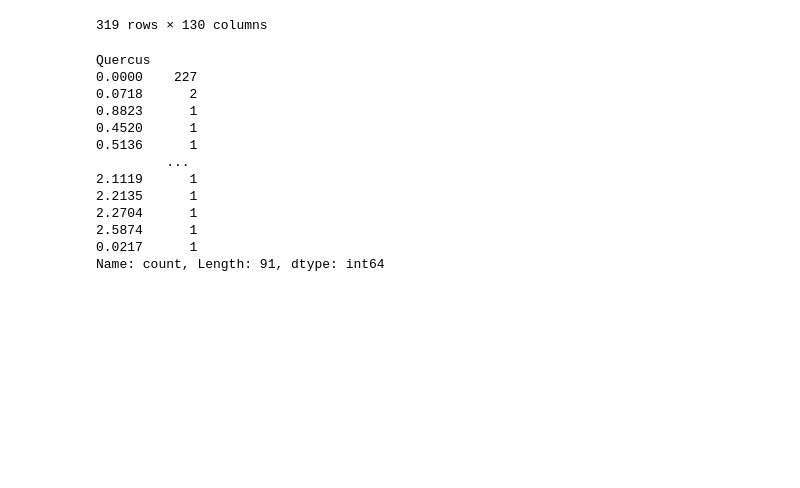
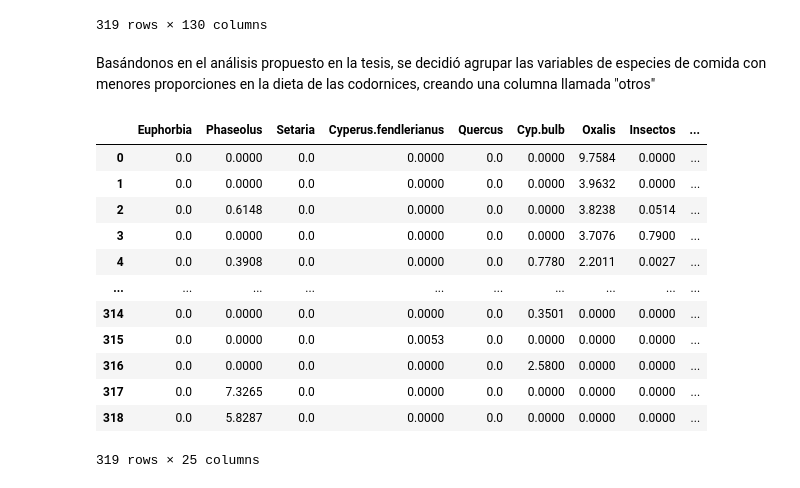
Before and after one commit to fofojaramillo/codornices-proyecto, a Jupyter notebook: eda.ipynb, the cells around one changed output. Saved outputs shown, nothing was run; the diff lists cells and outputs as text; code cells hidden in the pictures; blank space fills up the shorter version.

```diff
--- a/eda.ipynb
+++ b/eda.ipynb
@@ -228,20 +266,42 @@ df_dieta
 | 317 | 0.0000 | 0.0 | 0.0000 | 7.3265 | 0.0000 | 0.0 | 0.0000 | 0.0000 | 0.0 | ... |
 | 318 | 0.0000 | 0.0 | 0.0000 | 5.8287 | 0.1445 | 0.0 | 0.0000 | 0.0000 | 0.0 | ... |
 319 rows × 130 columns
-# %%
-df_dieta['Quercus'].value_counts()
-# %% [output]
-Quercus
-0.0000    227
-0.0718      2
-0.8823      1
-0.4520      1
-0.5136      1
-         ...
-2.1119      1
-2.2135      1
-2.2704      1
-2.5874      1
-0.0217      1
-Name: count, Length: 91, dtype: int64
+# %% [markdown]
+Basándonos en el análisis propuesto en la tesis, se decidió agrupar las variables de especies de comida con menores proporciones en la dieta de las codornices, creando una columna llamada "otros"
+# %%
+# Agrupamos las especies
+df_grouped = pd.DataFrame()
+df_grouped['Euphorbia'] = df['Euphorbia']+df['Euphorbia.1']+df['Euphorbia.2'] #+df['Euphorbia.exstipulata']+df['Euphorbia probably E. bilobata']
+df_grouped['Phaseolus'] = df['Phaseolus'] + df['Phaseolus.1']
+df_grouped['Setaria'] = df['Setaria'] + df['Setaria.1'] #+ df['Setaria nigricans']
+df_grouped[['Cyperus.fendlerianus','Quercus','Cyp.bulb', 'Oxalis', 'Insectos', 'Paspalum.distichum', 'Physalis']] = df[['Cyperus.fendlerianus', 'Quercus', 'Cyp.bulb', 'Oxalis', 'Insectos', 'Paspalum.distichum', 'Physalis']]
+
+# Definir una lista de columnas a evitar
+columnas_evitar = ['Euphorbia', 'Euphorbia.1', 'Euphorbia.2', 'Phaseolus', 'Phaseolus.1', 'Setaria', 'Setaria.1', 'Cyperus.fendlerianus','Quercus','Cyp.bulb', 'Oxalis', 'Insectos', 'Paspalum.distichum', 'Physalis']
+
+# Crear una lista de columnas agrupadas, excluyendo las columnas a evitar
+lista_columnas_agrupadas = [elemento for elemento in vars_dieta_codorniz if elemento not in columnas_evitar]
+# Calcular la suma de las columnas seleccionadas en 'lista_columnas_agrupadas' del DataFrame original 'df' y asignarla a la columna 'Otros' en 'df_grouped'
+df_grouped['Otros'] = df[lista_columnas_agrupadas].sum(axis=1)
+
+# Asignar las columnas de 'var_name' del DataFrame original 'df' al DataFrame 'df_grouped'
+df_grouped[var_name] = df[var_name]
+# Eliminar la columna 'time' del DataFrame 'df_grouped'
+df_grouped = df_grouped.drop(columns=['time'])
+
+df_grouped
+# %% [output]
+|  | Euphorbia | Phaseolus | Setaria | Cyperus.fendlerianus | Quercus | Cyp.bulb | Oxalis | Insectos | ... |
+| 0 | 0.0 | 0.0000 | 0.0 | 0.0000 | 0.0 | 0.0000 | 9.7584 | 0.0000 | ... |
+| 1 | 0.0 | 0.0000 | 0.0 | 0.0000 | 0.0 | 0.0000 | 3.9632 | 0.0000 | ... |
+| 2 | 0.0 | 0.6148 | 0.0 | 0.0000 | 0.0 | 0.0000 | 3.8238 | 0.0514 | ... |
+| 3 | 0.0 | 0.0000 | 0.0 | 0.0000 | 0.0 | 0.0000 | 3.7076 | 0.7900 | ... |
+| 4 | 0.0 | 0.3908 | 0.0 | 0.0000 | 0.0 | 0.7780 | 2.2011 | 0.0027 | ... |
+| ... | ... | ... | ... | ... | ... | ... | ... | ... | ... |
+| 314 | 0.0 | 0.0000 | 0.0 | 0.0000 | 0.0 | 0.3501 | 0.0000 | 0.0000 | ... |
+| 315 | 0.0 | 0.0000 | 0.0 | 0.0053 | 0.0 | 0.0000 | 0.0000 | 0.0000 | ... |
+| 316 | 0.0 | 0.0000 | 0.0 | 0.0000 | 0.0 | 2.5800 | 0.0000 | 0.0000 | ... |
+| 317 | 0.0 | 7.3265 | 0.0 | 0.0000 | 0.0 | 0.0000 | 0.0000 | 0.0000 | ... |
+| 318 | 0.0 | 5.8287 | 0.0 | 0.0000 | 0.0 | 0.0000 | 0.0000 | 0.0000 | ... |
+319 rows × 25 columns
 # %%
```
Also changed, not shown: parts of 19 cells of this notebook.
